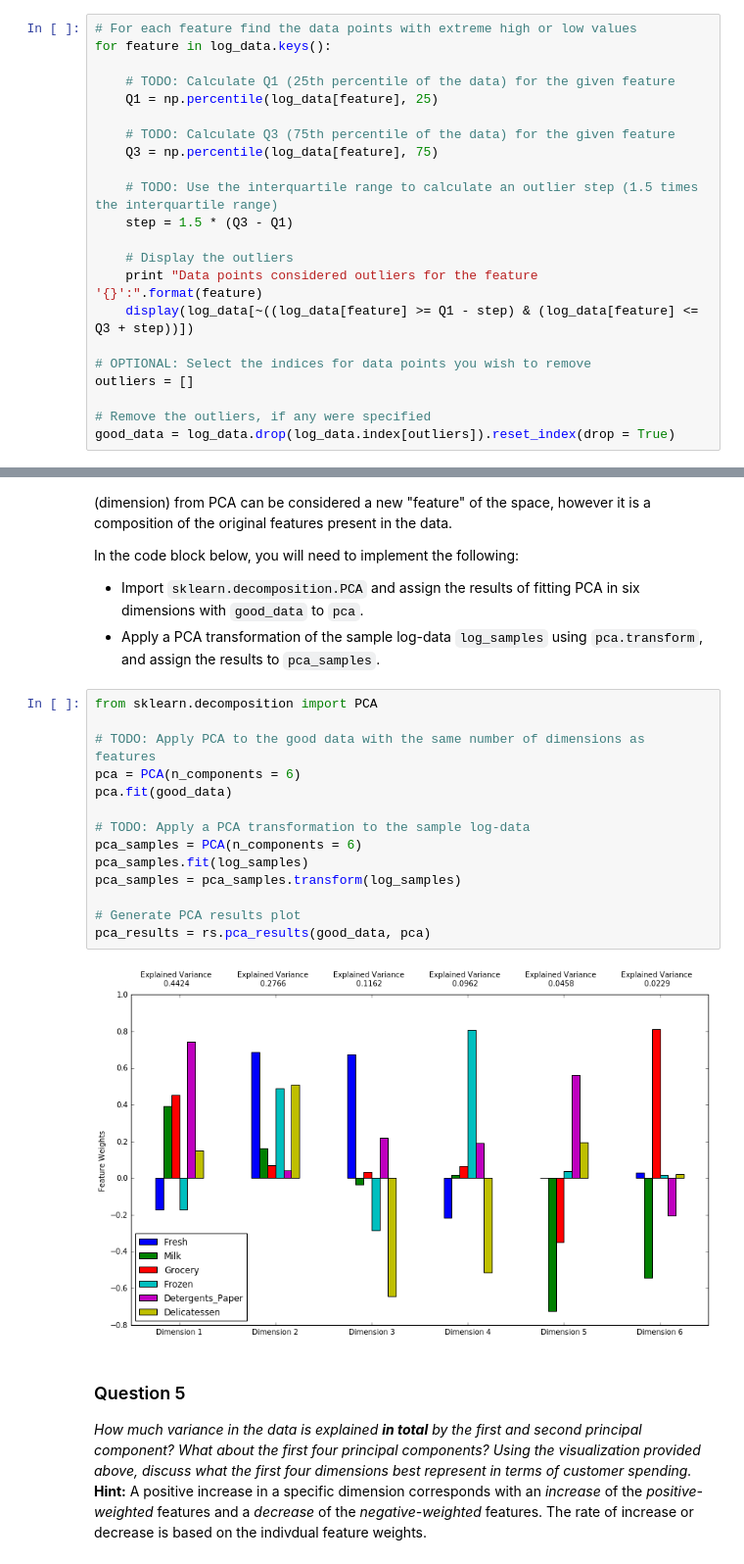
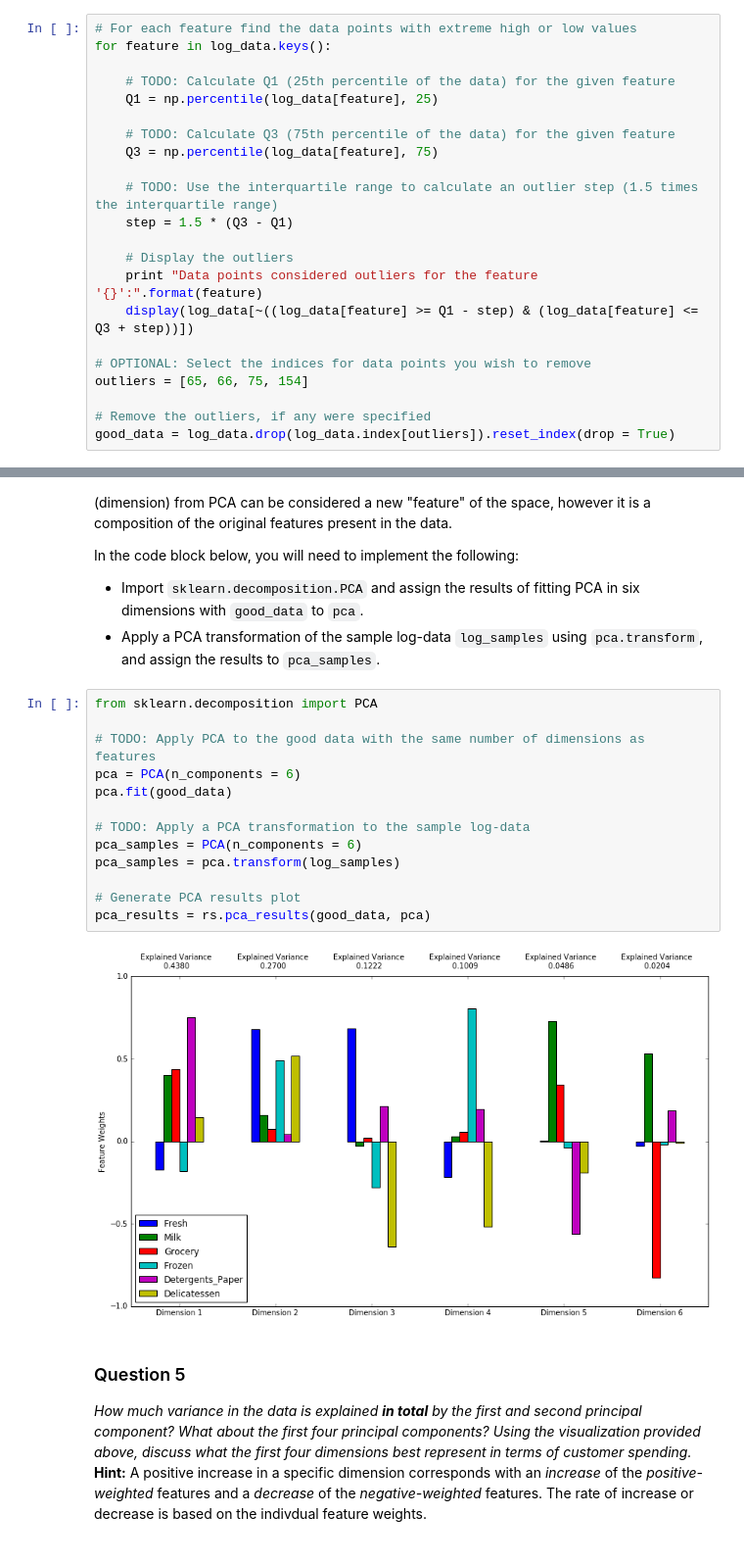
Before and after one commit to DannyZuko/machine-learning, a Jupyter notebook: projects/creating_customer_segments/customer_segments.ipynb, the cells around one changed output, grey strips where cells are left out. Shown at 98% size. Cells and saved outputs as stored; diff of their text form.

```diff
--- a/projects/creating_customer_segments/customer_segments.ipynb
+++ b/projects/creating_customer_segments/customer_segments.ipynb
@@ -193,7 +193,7 @@ for feature in log_data.keys():
     display(log_data[~((log_data[feature] >= Q1 - step) & (log_data[feature] <= Q3 + step))])
 
 # OPTIONAL: Select the indices for data points you wish to remove
-outliers = []
+outliers = [65, 66, 75, 154]
 
 # Remove the outliers, if any were specified
 good_data = log_data.drop(log_data.index[outliers]).reset_index(drop = True)
@@ -277,19 +277,18 @@ In the code block below, you will need to implement the following:
 # %%
 from sklearn.decomposition import PCA
 
 # TODO: Apply PCA to the good data with the same number of dimensions as features
 pca = PCA(n_components = 6)
 pca.fit(good_data)
 
 # TODO: Apply a PCA transformation to the sample log-data
 pca_samples = PCA(n_components = 6)
-pca_samples.fit(log_samples)
-pca_samples = pca_samples.transform(log_samples)
+pca_samples = pca.transform(log_samples)
 
 # Generate PCA results plot
 pca_results = rs.pca_results(good_data, pca)
 # %% [output]
-[figure, old version]
+[figure, new version]
 # %% [markdown]
 ### Question 5
 *How much variance in the data is explained* ***in total*** *by the first and second principal component? What about the first four principal components? Using the visualization provided above, discuss what the first four dimensions best represent in terms of customer spending.*
```
Also changed, not shown: parts of 27 cells of this notebook, 1 other file.
